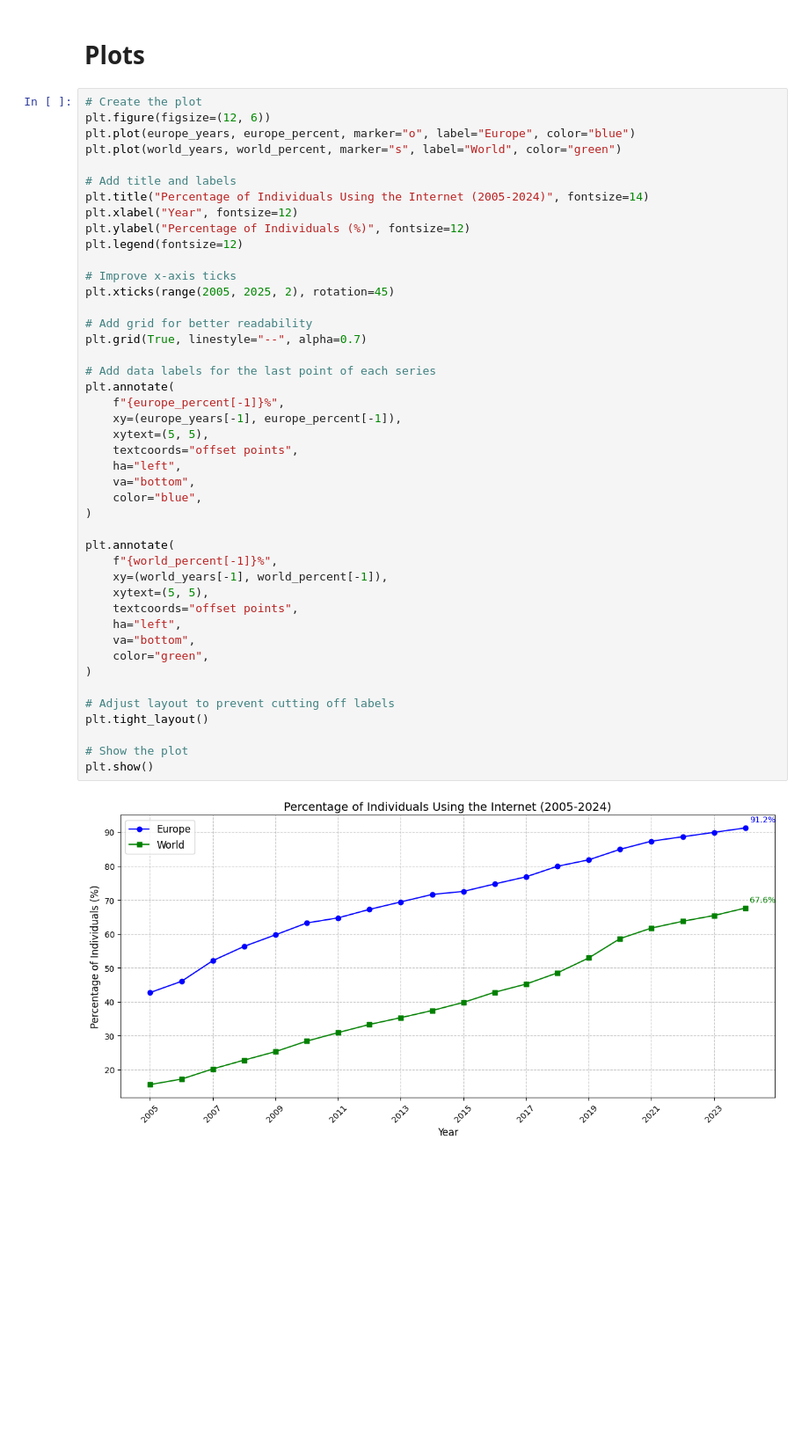
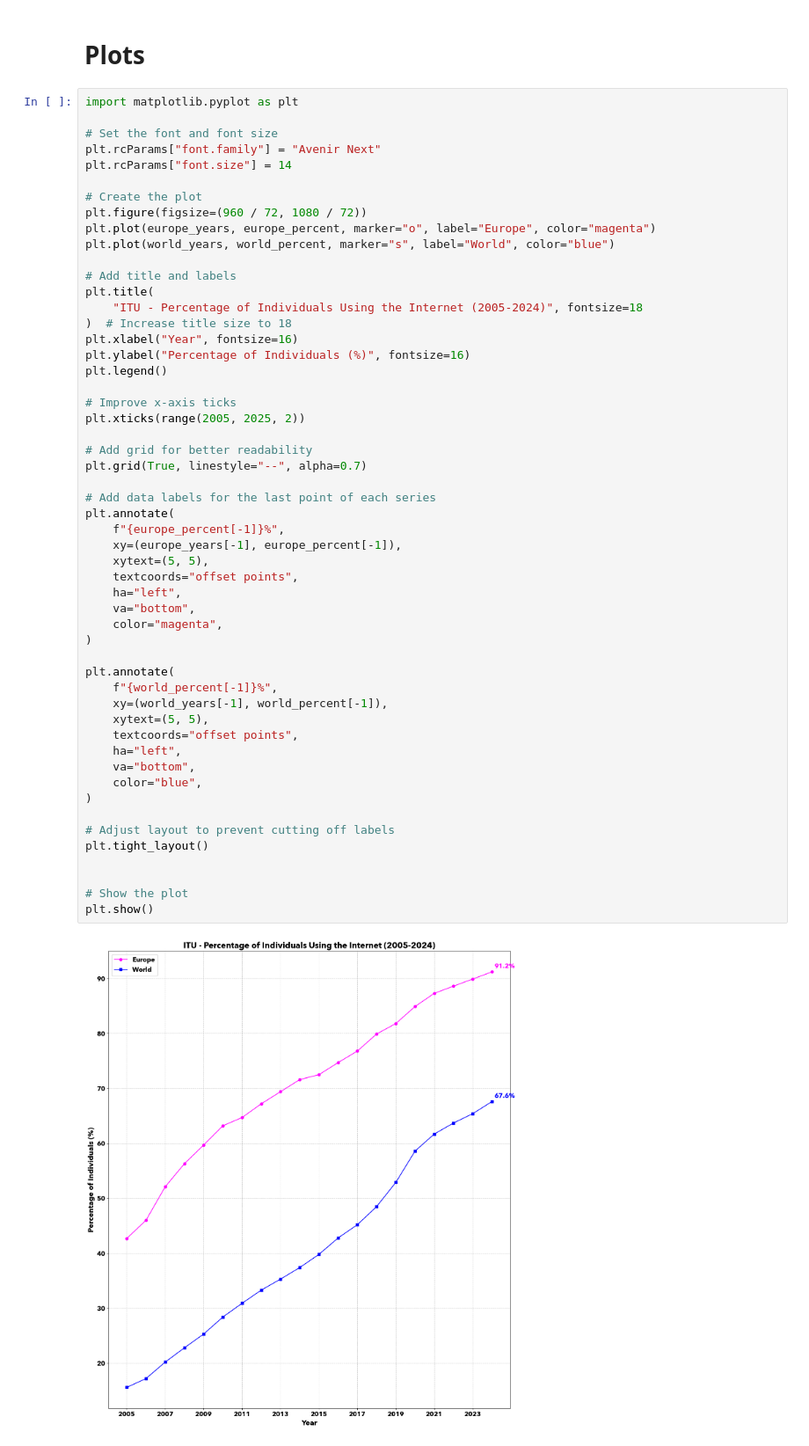
Before and after one commit to carlosedm10/college, a Jupyter notebook: ACCESO/quick_plots.ipynb, the cells around one changed output. Shown at 88% size. Cells and saved outputs as stored; diff of their text form; blank space fills up the shorter version.

```diff
--- a/ACCESO/quick_plots.ipynb
+++ b/ACCESO/quick_plots.ipynb
@@ -26,48 +26,57 @@ world_years, world_percent = extract_data(world_json)
 # %% [markdown]
 # Plots
 # %%
+import matplotlib.pyplot as plt
+
+# Set the font and font size
+plt.rcParams["font.family"] = "Avenir Next"
+plt.rcParams["font.size"] = 14
+
 # Create the plot
-plt.figure(figsize=(12, 6))
-plt.plot(europe_years, europe_percent, marker="o", label="Europe", color="blue")
-plt.plot(world_years, world_percent, marker="s", label="World", color="green")
+plt.figure(figsize=(960 / 72, 1080 / 72))
+plt.plot(europe_years, europe_percent, marker="o", label="Europe", color="magenta")
+plt.plot(world_years, world_percent, marker="s", label="World", color="blue")
 
 # Add title and labels
-plt.title("Percentage of Individuals Using the Internet (2005-2024)", fontsize=14)
-plt.xlabel("Year", fontsize=12)
-plt.ylabel("Percentage of Individuals (%)", fontsize=12)
-plt.legend(fontsize=12)
+plt.title(
+    "ITU - Percentage of Individuals Using the Internet (2005-2024)", fontsize=18
+)  # Increase title size to 18
+plt.xlabel("Year", fontsize=16)
+plt.ylabel("Percentage of Individuals (%)", fontsize=16)
+plt.legend()
 
 # Improve x-axis ticks
-plt.xticks(range(2005, 2025, 2), rotation=45)
+plt.xticks(range(2005, 2025, 2))
 
 # Add grid for better readability
 plt.grid(True, linestyle="--", alpha=0.7)
 
 # Add data labels for the last point of each series
 plt.annotate(
     f"{europe_percent[-1]}%",
     xy=(europe_years[-1], europe_percent[-1]),
     xytext=(5, 5),
     textcoords="offset points",
     ha="left",
     va="bottom",
-    color="blue",
+    color="magenta",
 )
 
 plt.annotate(
     f"{world_percent[-1]}%",
     xy=(world_years[-1], world_percent[-1]),
     xytext=(5, 5),
     textcoords="offset points",
     ha="left",
     va="bottom",
-    color="green",
+    color="blue",
 )
 
 # Adjust layout to prevent cutting off labels
 plt.tight_layout()
 
+
 # Show the plot
 plt.show()
 # %% [output]
-[figure, old version]
+[figure, new version]
```
